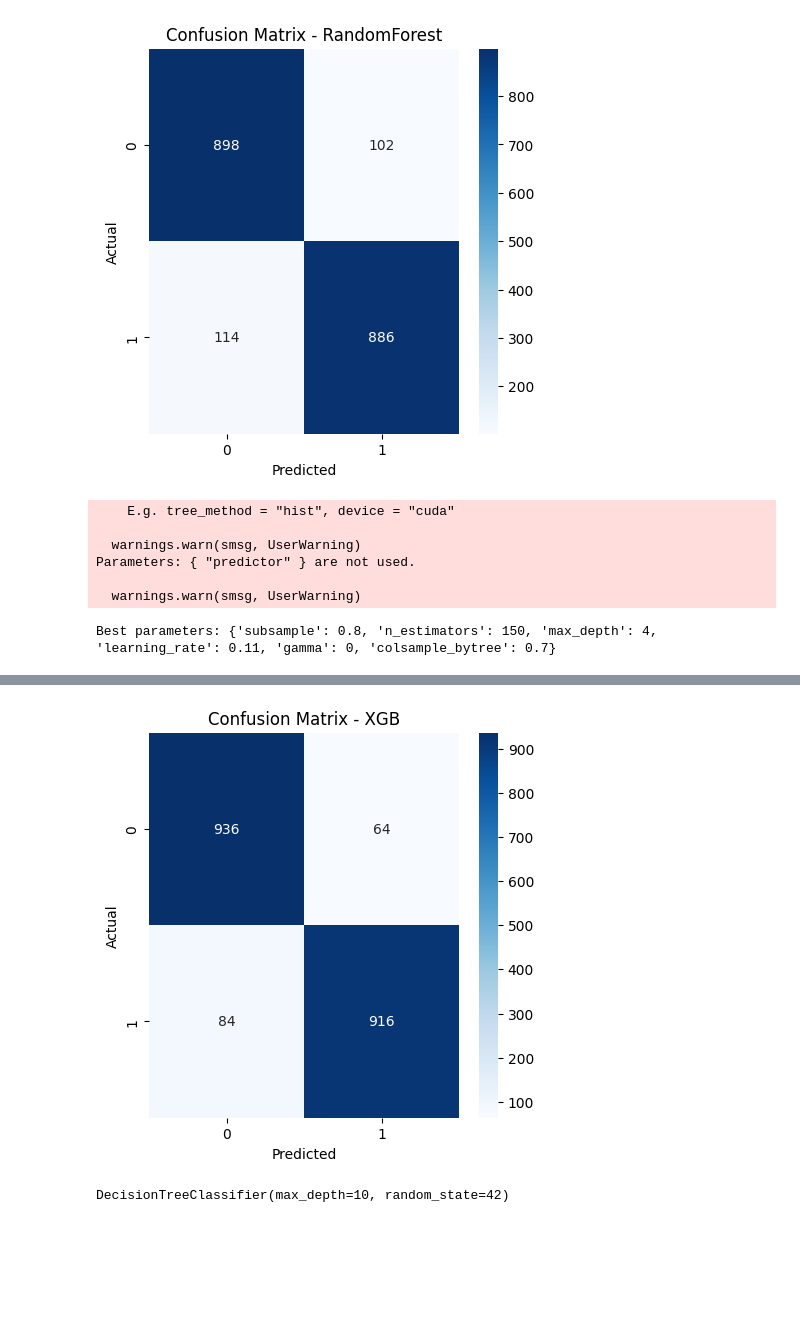
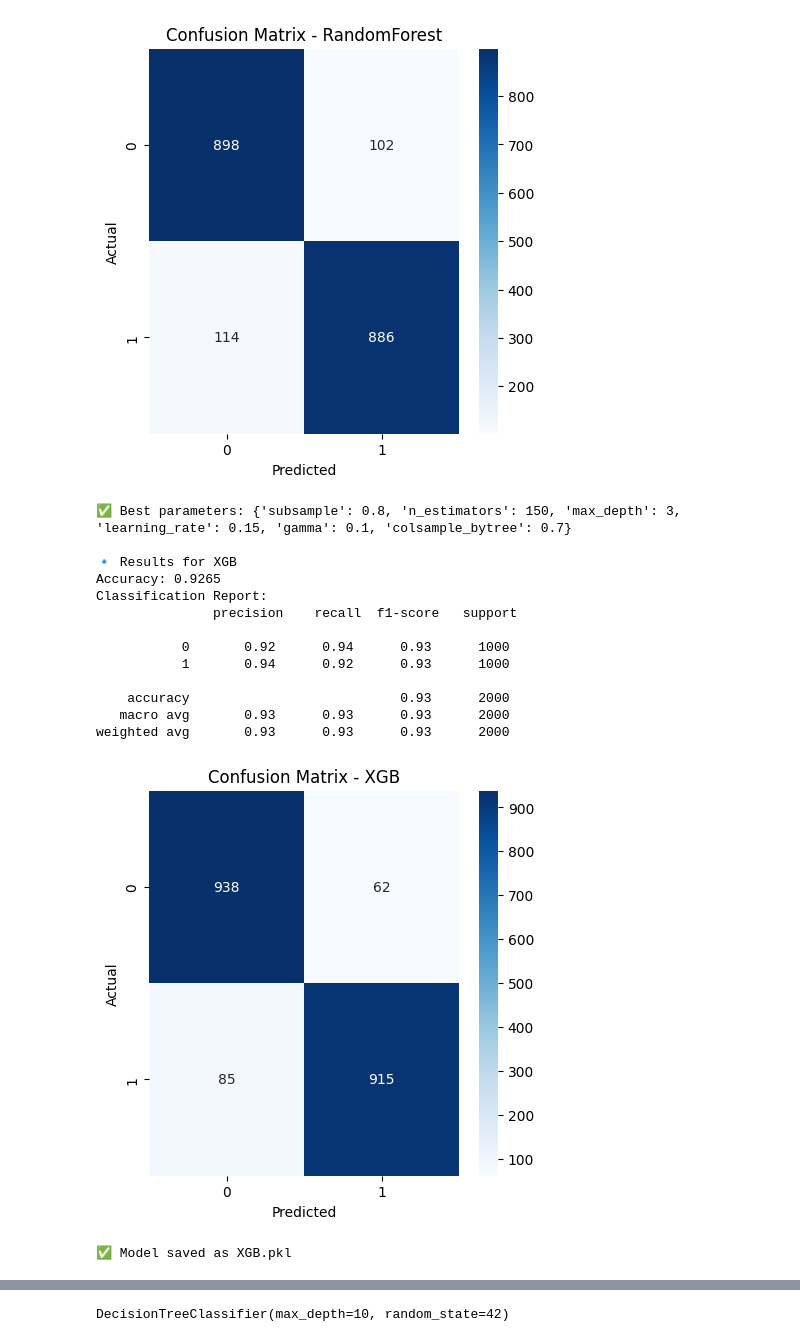
Before and after one commit to sara84ez/AI-Project, a Jupyter notebook: notebook-semi-final.ipynb, the cells around one changed output, grey strips where cells are left out. Cells and saved outputs as stored; diff of their text form; code cells hidden in the pictures; blank space fills up the shorter version.

```diff
--- a/notebook-semi-final.ipynb
+++ b/notebook-semi-final.ipynb
@@ -245,39 +240,81 @@ weighted avg       0.89      0.89      0.89      2000
 # %%
 # 3. Train XGB with Hyperparameter Tuning
 
+# Move Data to GPU to Fix the Warning
+def convert_to_dmatrix(X, y):
+    return xgb.DMatrix(X, label=y, enable_categorical=True)  # Efficient memory use
+
+# Hyperparameter Tuning with Safer Memory Management
 def tune_hyperparameters_gpu(X_train, y_train, param_distributions, n_iter=10):
     xgb_model = xgb.XGBClassifier(
         use_label_encoder=False, eval_metric='logloss', random_state=42,
-        tree_method='gpu_hist',  # Use GPU acceleration
-        grow_policy='lossguide',
-        max_bin=256,  # Adjust if needed. 256 is default for gpu_hist.
-        predictor='gpu_predictor' #use GPU predictor
+        tree_method="hist", device="cuda", grow_policy="lossguide", max_bin=256
     )
 
     random_search = RandomizedSearchCV(
-        xgb_model, param_distributions, n_iter=n_iter, cv=3, n_jobs=-1, random_state=42
+        xgb_model, param_distributions, n_iter=n_iter, cv=2,
+        n_jobs=1,  # 🔥 FIX: Reduce memory pressure
+        random_state=42
     )
     random_search.fit(X_train, y_train)
 
     print(f"Best parameters: {random_search.best_params_}")
     return random_search.best_estimator_
 
+# Parameter Distributions (Optimized for Speed)
 xgb_param_distributions = {
-    'n_estimators': np.arange(50, 200, 50),
-    'learning_rate': np.arange(0.01, 0.2, 0.05),
-    'max_depth': [3, 4, 5],
-    'subsample': [0.7, 0.8, 0.9],
-    'colsample_bytree': [0.7, 0.8, 0.9],
-    'gamma': [0, 0.1, 0.2],
+    'n_estimators': [50, 100, 150],
+    'learning_rate': [0.05, 0.1, 0.15],
+    'max_depth': [3, 4],
+    'subsample': [0.7, 0.8],
+    'colsample_bytree': [0.7, 0.8],
+    'gamma': [0, 0.1]
 }
 
-best_xgb_gpu = tune_hyperparameters_gpu(X_train, y_train, xgb_param_distributions, n_iter=20)
+# Train and Evaluate (Fix Device Issue)
+def train_and_evaluate_model(model, X_train, y_train, X_test, y_test, model_name):
+    # FIX: Convert Data to DMatrix and Move to GPU
+    dtrain = convert_to_dmatrix(X_train, y_train)
+    dtest = convert_to_dmatrix(X_test, y_test)
+
+    # Fit the model
+    model.fit(X_train, y_train)
+
+    # Predict
+    y_pred = model.predict(X_test)
+
+    print(f"\n🔹 Results for {model_name}")
+    print("Accuracy:", accuracy_score(y_test, y_pred))
+    print("Classification Report:\n", classification_report(y_test, y_pred))
+
+    # Confusion Matrix
+    plt.figure(figsize=(5, 5))
+    sns.heatmap(confusion_matrix(y_test, y_pred), annot=True, fmt='d', cmap="Blues")
+    plt.title(f"Confusion Matrix - {model_name}")
+    plt.xlabel("Predicted")
+    plt.ylabel("Actual")
+    plt.show()
+
+    # Save model
+    joblib.dump(model, f"{model_name}.pkl")
+    print(f"Model saved as {model_name}.pkl")
+
+# Run Training with Fixes
+best_xgb_gpu = tune_hyperparameters_gpu(X_train, y_train, xgb_param_distributions, n_iter=10)
 train_and_evaluate_model(best_xgb_gpu, X_train, y_train, X_test, y_test, "XGB")
 # %% [output]
-    E.g. tree_method = "hist", device = "cuda"
+✅ Best parameters: {'subsample': 0.8, 'n_estimators': 150, 'max_depth': 3, 'learning_rate': 0.15, 'gamma': 0.1, 'colsample_bytree': 0.7}
 
-  warnings.warn(smsg, UserWarning)
-Parameters: { "predictor" } are not used.
+🔹 Results for XGB
+Accuracy: 0.9265
+Classification Report:
+               precision    recall  f1-score   support
 
-  warnings.warn(smsg, UserWarning)
+           0       0.92      0.94      0.93      1000
+           1       0.94      0.92      0.93      1000
+
+    accuracy                           0.93      2000
+   macro avg       0.93      0.93      0.93      2000
+weighted avg       0.93      0.93      0.93      2000
+[figure]
-Best parameters: {'subsample': 0.8, 'n_estimators': 150, 'max_depth': 4, 'learning_rate': 0.11, 'gamma': 0, 'colsample_bytree': 0.7}
+✅ Model saved as XGB.pkl
@@ -312,4 +321,3 @@ weighted avg       0.93      0.93      0.93      2000
-[figure]
 # %%
 # 4. Semi-Supervised Learning with Decision Tree
 # Select only 20% labeled data, 80% unlabeled
```
Also changed, not shown: parts of 4 cells of this notebook.
